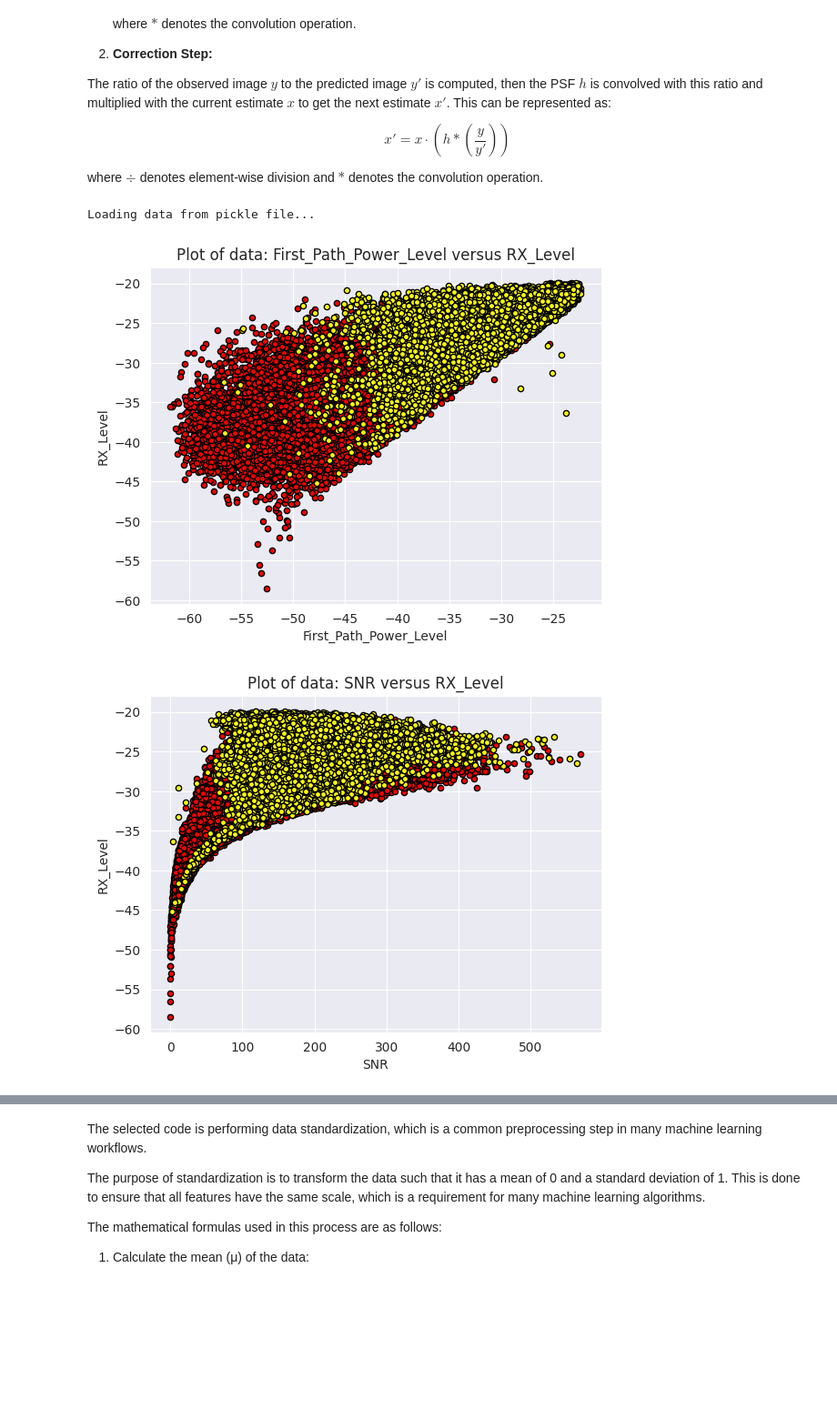
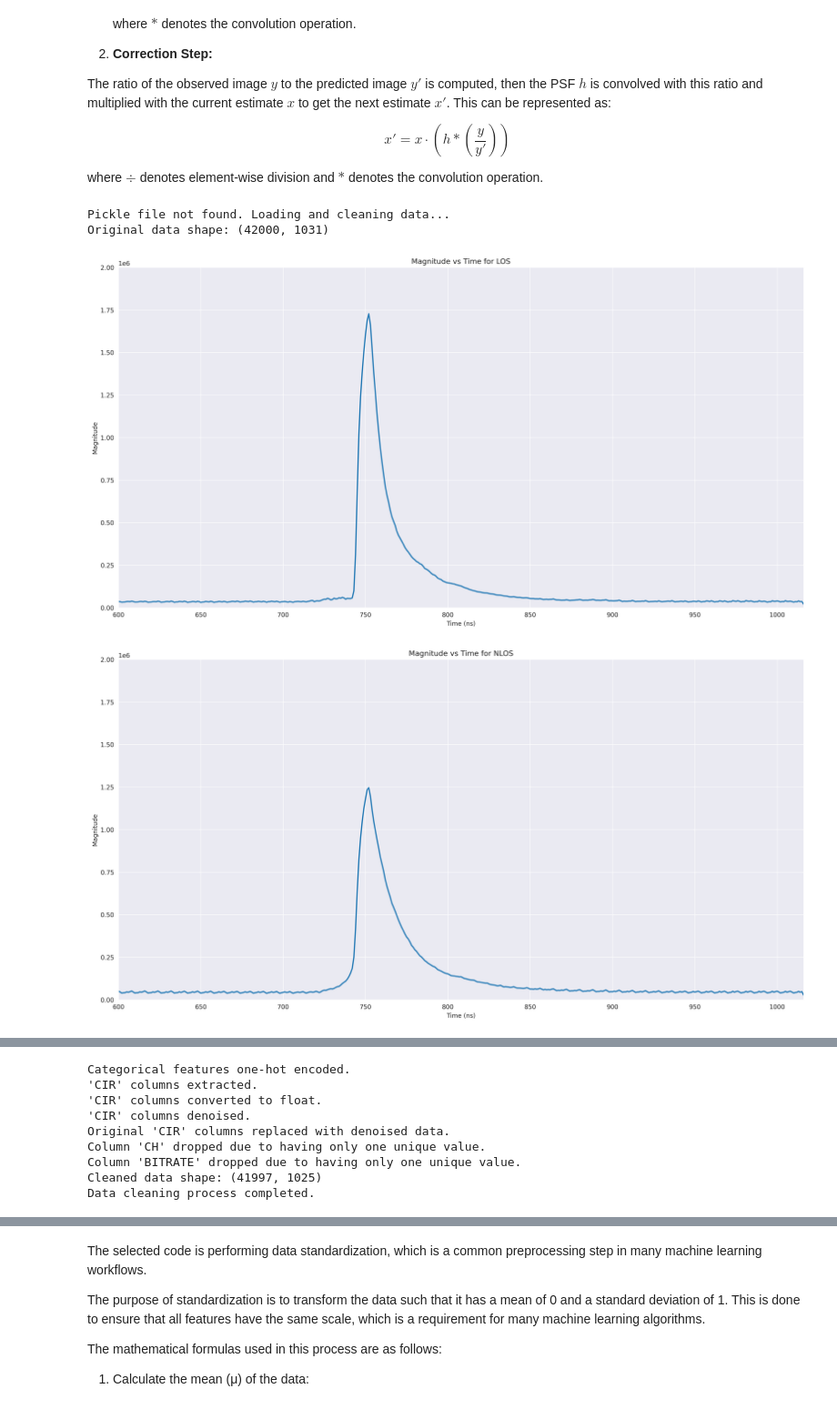
Before and after one commit to Devoalda/CSC3105_Project, a Jupyter notebook: Project.ipynb, the cells around one changed output, grey strips where cells are left out. Shown at 91% size. Saved outputs shown, nothing was run; the diff lists cells and outputs as text; code cells hidden in the pictures; blank space fills up the shorter version.

Commit message:
Updated Distance Calculation

```diff
--- a/Project.ipynb
+++ b/Project.ipynb
@@ -107,6 +117,18 @@ def cir_graphs(data):
     plt.xlim([600, max(time_los)])  # Set x-axis limits
     plt.ylim([0, 2e6])
     plt.show()
+# %%
+def calculate_total_distance(data):
+    # Speed of light in meters per nanosecond
+    speed_of_light_ns = 0.299792458
+
+    # Extract the CIR columns
+    cir_columns = [col for col in data.columns if 'CIR' in col]
+
+    # Calculate the total distance for each row
+    data['Total_Distance'] = data[cir_columns].abs().sum(axis=1) * speed_of_light_ns
+
+    return data
 # %% [markdown]
 # Signal to Noise Ratio (SNR) Graph
 
@@ -393,36 +426,38 @@ File = 'data.pkl'
 if os.path.exists(File):
     # If the file exists, load it
     print("Loading data from pickle file...")
     with open(File, 'rb') as f:
         data = pickle.load(f)
-        plot_features(data, data['NLOS'], "First_Path_Power_Level", "RX_Level")
-        plot_features(data, data['NLOS'], "SNR", "RX_Level")
-        plot_features(data, data['NLOS'], "SNR", "First_Path_Power_Level")
+        # plot_features(data, data['NLOS'], "First_Path_Power_Level", "RX_Level")
+        # plot_features(data, data['NLOS'], "SNR", "RX_Level")
+        # plot_features(data, data['NLOS'], "SNR", "First_Path_Power_Level")
         snr_graph(data)
         cir_graphs(data)
     print("Data loaded successfully.")
 else:
     # If the file doesn't exist, load and clean the data
     print("Pickle file not found. Loading and cleaning data...")
     data = load_data(DATASET_DIR)
     cir_graphs(data)
     data = clean_data(data)
     plot_features(data, data['NLOS'], "First_Path_Power_Level", "RX_Level")
     snr_graph(data)
     cir_graphs(data)
+    print(calculate_total_distance(data))
     print("Data loaded and cleaned successfully.")
     print("Saving cleaned data to pickle file...")
     with open(File, 'wb') as f:
         pickle.dump(data, f)
     print("Cleaned data saved to pickle file successfully.")
 
 print("First few rows of the data:")
 print(data.head())
 
 # Print Headers
 print("Column headers:")
 print(data.columns)
 # %% [output]
-Loading data from pickle file...
+Pickle file not found. Loading and cleaning data...
+Original data shape: (42000, 1031)
-[figure, old version]
+[figure, new version]
-[figure, old version]
+[figure, new version]
@@ -430,0 +483,9 @@ Loading data from pickle file...
+Categorical features one-hot encoded.
+'CIR' columns extracted.
+'CIR' columns converted to float.
+'CIR' columns denoised.
+Original 'CIR' columns replaced with denoised data.
+Column 'CH' dropped due to having only one unique value.
+Column 'BITRATE' dropped due to having only one unique value.
+Cleaned data shape: (41997, 1025)
+Data cleaning process completed.
```
Also changed, not shown: parts of 11 cells of this notebook.
